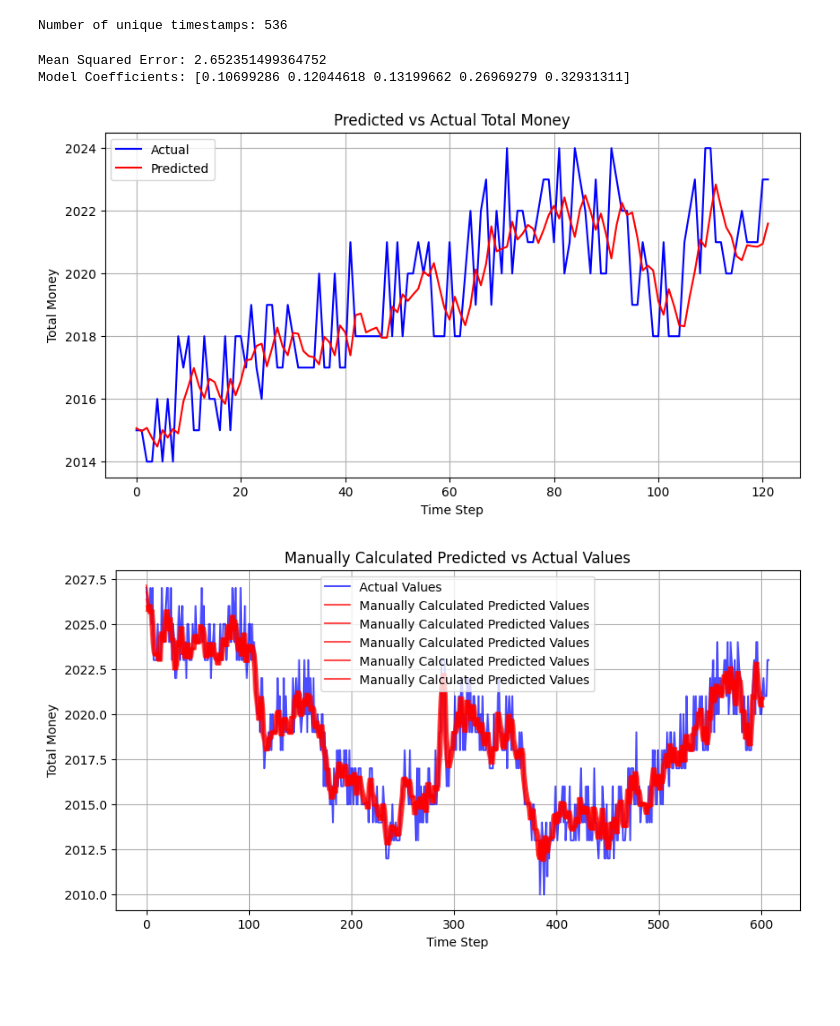
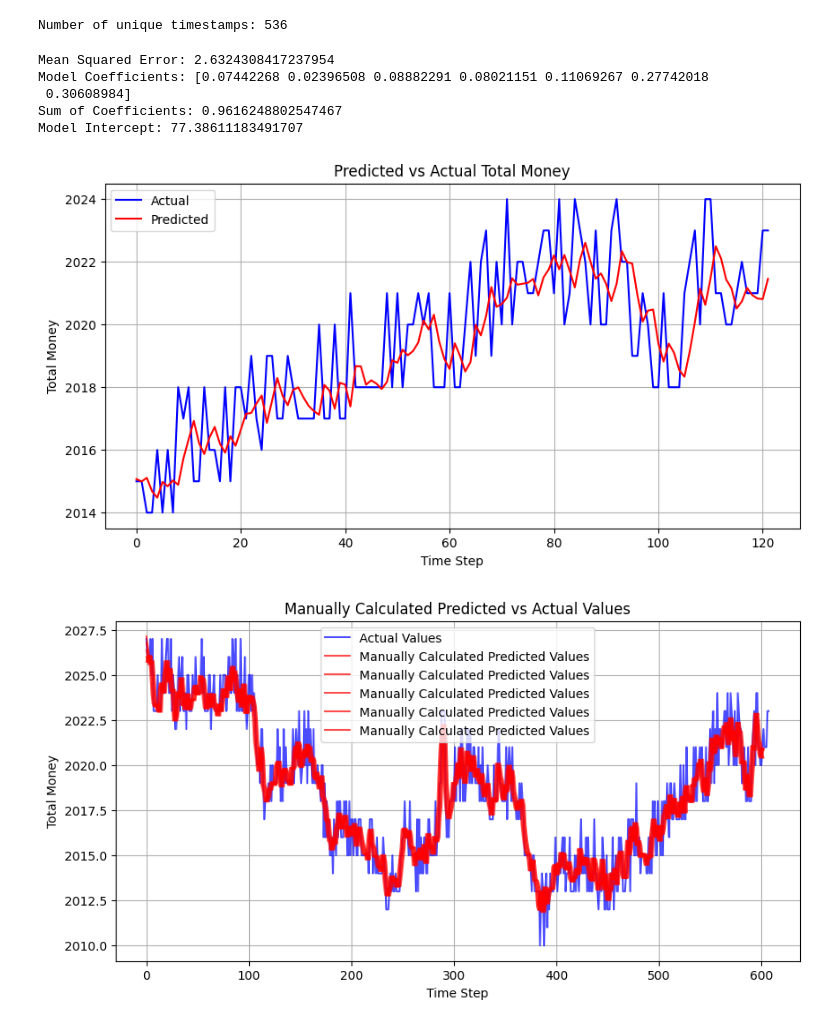
Before and after one commit to SamyakSS83/paradis-island-imckechode, a Jupyter notebook: Tutorial_round/analysis.ipynb, the cells around one changed output. Drawn from its saved outputs; the diff is of its cells as text; code cells hidden in the pictures; blank space fills up the shorter version.

```diff
--- a/Tutorial_round/analysis.ipynb
+++ b/Tutorial_round/analysis.ipynb
@@ -41,7 +41,7 @@ from sklearn.metrics import mean_squared_error
 data['total_money'] = data['price']
 
 # Define the moving window size (n)
-n = 5
+n = 7
 
 # Prepare the data for the autoregressive model
 X, y = [], []
@@ -53,35 +53,42 @@ X = np.array(X)
 y = np.array(y)
 
 # Split the data into training and testing sets
 split_index = int(0.8 * len(X))
 X_train, X_test = X[:split_index], X[split_index:]
 y_train, y_test = y[:split_index], y[split_index:]
 
 # Train the autoregressive model
 model = LinearRegression()
 model.fit(X_train, y_train)
 
 # Make predictions
 y_pred = model.predict(X_test)
 
 # Evaluate the model
 mse = mean_squared_error(y_test, y_pred)
 print(f"Mean Squared Error: {mse}")
 
 # Display the coefficients of the model
 print("Model Coefficients:", model.coef_)
-
+sum = 0
+for i in range(len(model.coef_)):
+    sum += model.coef_[i]
+print("Sum of Coefficients:", sum)
+print("Model Intercept:", model.intercept_)
 # Plot the predictions vs actual values
 plt.figure(figsize=(10, 5))
 plt.plot(y_test, label='Actual', color='blue')
 plt.plot(y_pred, label='Predicted', color='red')
 plt.xlabel('Time Step')
 plt.ylabel('Total Money')
 plt.title('Predicted vs Actual Total Money')
 plt.legend()
 plt.grid()
 # %% [output]
-Mean Squared Error: 2.652351499364752
-Model Coefficients: [0.10699286 0.12044618 0.13199662 0.26969279 0.32931311]
+Mean Squared Error: 2.6324308417237954
+Model Coefficients: [0.07442268 0.02396508 0.08882291 0.08021151 0.11069267 0.27742018
+ 0.30608984]
+Sum of Coefficients: 0.9616248802547467
+Model Intercept: 77.38611183491707
-[figure, old version]
+[figure, new version]
 # %%
```
Also changed, not shown: parts of 2 cells of this notebook, 1 other file.
